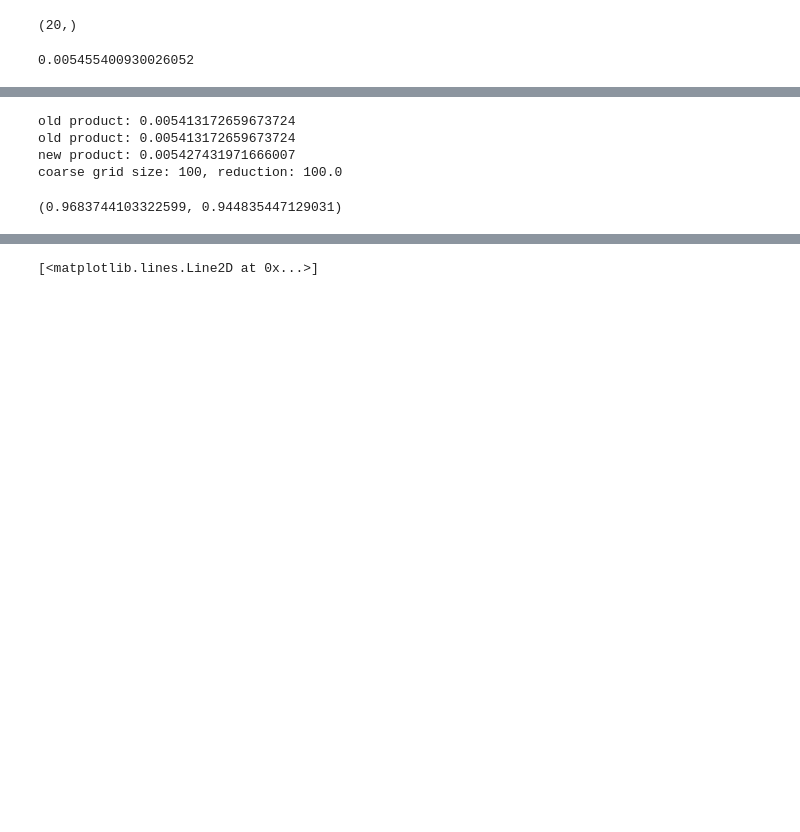
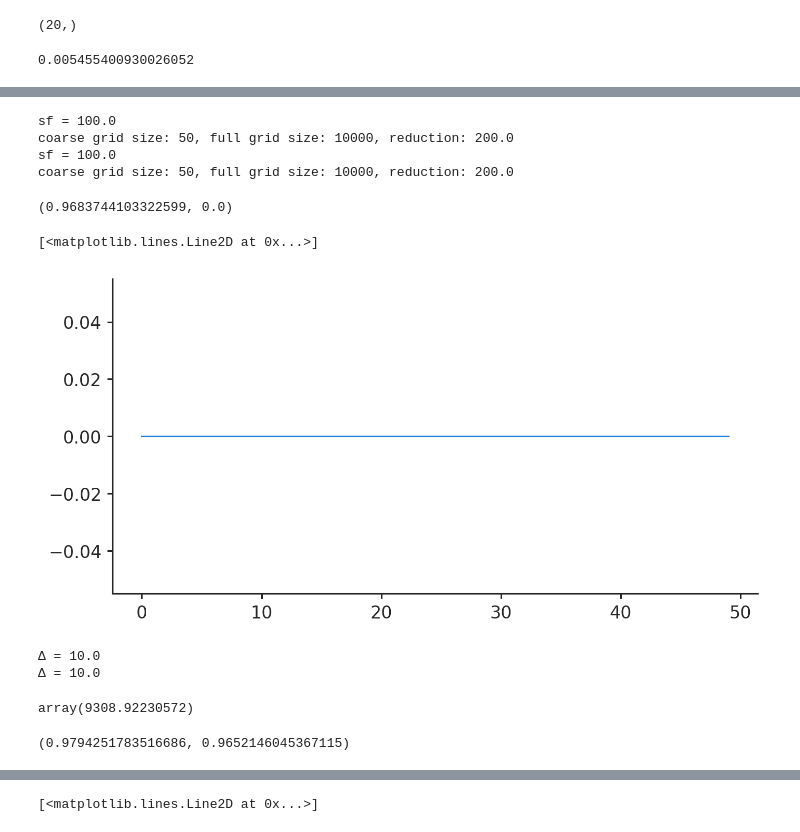
Before and after one commit to vsbuffalo/bprime, a Jupyter notebook: notebooks/region_simulations.ipynb, the cells around one changed output, grey strips where cells are left out. Cells and saved outputs as stored; diff of their text form; code cells hidden in the pictures; blank space fills up the shorter version.

```diff
--- a/notebooks/region_simulations.ipynb
+++ b/notebooks/region_simulations.ipynb
@@ -205,0 +331,5 @@ np.exp(-scaling_factor*np.sum([coal_rate(w) for w in coarse_grid]))
+# %%
+T_factor = 10
+scaling_factor = N * 0.1
+coarse_grid = np.linspace(0, T_factor*N) / scaling_factor
+coarse_grid
@@ -206,24 +350,35 @@ np.exp(-scaling_factor*np.sum([coal_rate(w) for w in coarse_grid]))
 # %%
-def Ne_t_rescaled(T, N, V, Vm, rf, N_scaling=0.1):
+@np.vectorize
+def Ne_t_rescaled(T_factor, N, V, Vm, rf, N_scaling=0.1, return_array=False):
     scaling_factor = N * N_scaling
-    coarse_grid = np.arange(0, T, scaling_factor)/scaling_factor
-    coal_rate = lambda w: 0.5/N *np.exp(V/2 * Qr_fixed(w*scaling_factor, V, Vm, rf)**2)
-
+    print(f"sf = {scaling_factor}")
+    coarse_grid = np.linspace(0, T_factor*N) / scaling_factor
+    coal_rate = lambda w: N*np.exp(V/2 * Qr_fixed(w*scaling_factor, V, Vm, rf)**2)
     Ne_sum = 0
     prod_sum = 0
-    delta = coarse_grid[1] - coarse_grid[0]
+    Nes = []
     for w in coarse_grid:
         prod_sum += coal_rate(w)
-        Ne_sum += scaling_factor * delta * np.exp(-scaling_factor*prod_sum)
-    print(f"new product: {np.exp(-scaling_factor*prod_sum)}")
+        Ne_sum += scaling_factor * np.exp(-scaling_factor*prod_sum)
+        Nes.append(Ne_sum)
+    if return_array:
+        return np.array(Nes) / 2
+    #print(f"new product: {np.exp(-scaling_factor*prod_sum)}")
     n = coarse_grid.shape[0]
-    print(f"coarse grid size: {n}, reduction: {T/n}")
+    print(f"coarse grid size: {n}, full grid size: {T}, reduction: {T/n}")
+    #print(coarse_grid)
     return Ne_sum/2
 
 Ne_t(T, N, V, Vm, r)/N, Ne_t_rescaled(T, N, V, Vm, r)/N
 # %% [output]
-old product: 0.005413172659673724
-old product: 0.005413172659673724
-new product: 0.005427431971666007
-coarse grid size: 100, reduction: 100.0
+sf = 100.0
+coarse grid size: 50, full grid size: 10000, reduction: 200.0
+sf = 100.0
+coarse grid size: 50, full grid size: 10000, reduction: 200.0
-(0.9683744103322599, 0.944835447129031)
+(0.9683744103322599, 0.0)
+# %%
+plt.plot(Ne_t_rescaled(T, N, V, Vm, r, return_array=True))
+#plt.semilogx()
+# %% [output]
+[<matplotlib.lines.Line2D at 0x...>]
+[figure, added]
@@ -229,0 +408,10 @@ coarse grid size: 100, reduction: 100.0
+# %%
+Ne_t_rescaled2(N, V, Vm, r)
+# %% [output]
+Δ = 10.0
+Δ = 10.0
+array(9308.92230572)
+# %%
+Ne_t(T, N, V=1e-7, Vm=1e-10, rf=5e-4)/N, Ne_t_rescaled(10*N, N, 1e-7, 1e-10, 5e-4, 0.1)/N
+# %% [output]
+(0.9794251783516686, 0.9652146045367115)
```
Also changed, not shown: parts of 18 cells of this notebook, 4 other files.
